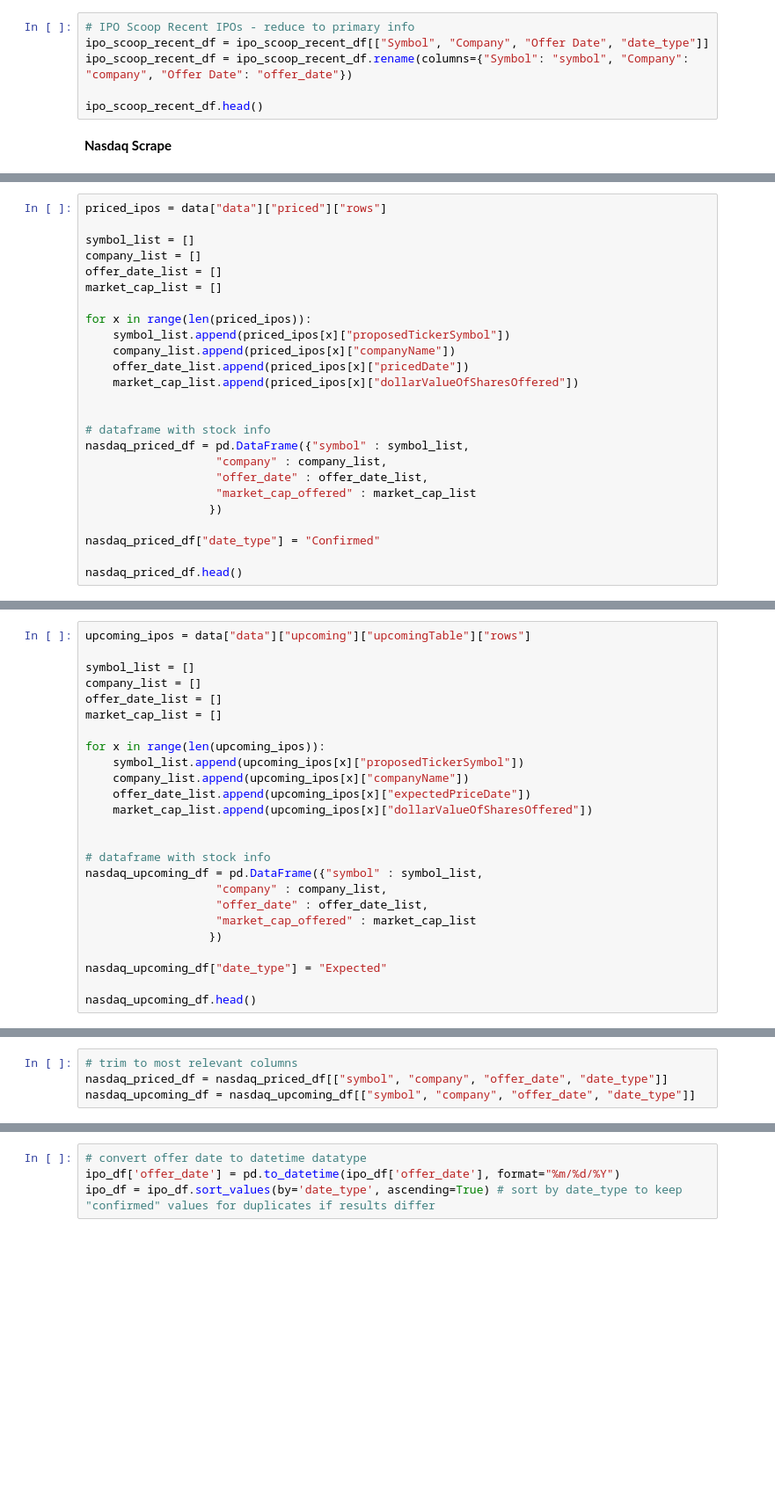
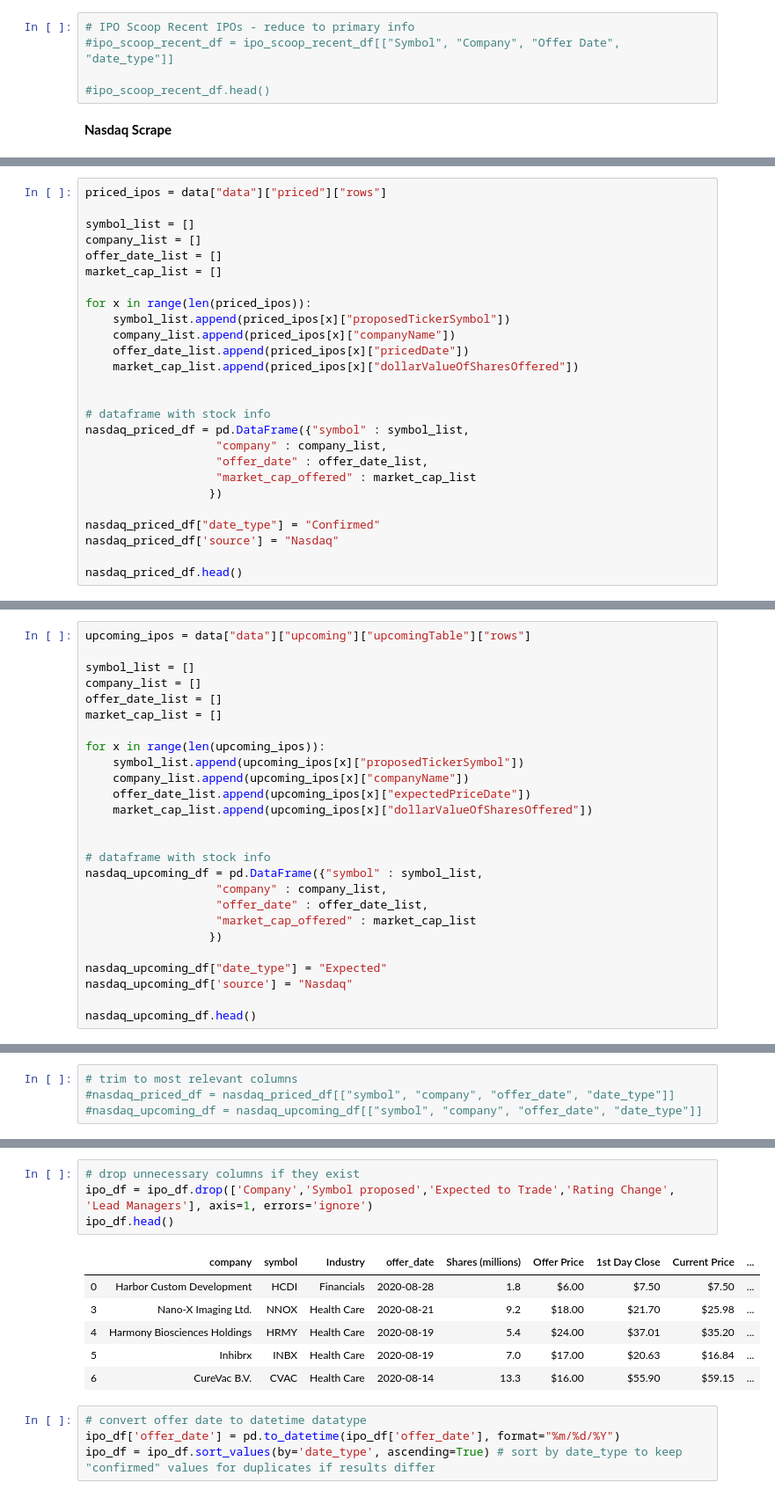
Before and after one commit to admiral810/IPO_tracker, a Jupyter notebook: get_IPO_data.ipynb, the cells around one changed output, grey strips where cells are left out. Shown: that part at 88% size. Cells and saved outputs as stored; diff of their text form; blank space fills up the shorter version.

```diff
--- a/get_IPO_data.ipynb
+++ b/get_IPO_data.ipynb
@@ -80,9 +87,8 @@ ipo_scoop_recent_df.head()
 # %%
 # IPO Scoop Recent IPOs - reduce to primary info
-ipo_scoop_recent_df = ipo_scoop_recent_df[["Symbol", "Company", "Offer Date", "date_type"]]
-ipo_scoop_recent_df = ipo_scoop_recent_df.rename(columns={"Symbol": "symbol", "Company": "company", "Offer Date": "offer_date"})
+#ipo_scoop_recent_df = ipo_scoop_recent_df[["Symbol", "Company", "Offer Date", "date_type"]]
 
-ipo_scoop_recent_df.head()
+#ipo_scoop_recent_df.head()
 # %% [markdown]
 __Nasdaq Scrape__
 # %%
@@ -121,5 +131,6 @@ nasdaq_priced_df = pd.DataFrame({"symbol" : symbol_list,
                   })
 
 nasdaq_priced_df["date_type"] = "Confirmed"
+nasdaq_priced_df['source'] = "Nasdaq"
 
 nasdaq_priced_df.head()
@@ -146,5 +164,6 @@ nasdaq_upcoming_df = pd.DataFrame({"symbol" : symbol_list,
                   })
 
 nasdaq_upcoming_df["date_type"] = "Expected"
+nasdaq_upcoming_df['source'] = "Nasdaq"
 
 nasdaq_upcoming_df.head()
@@ -151,4 +176,4 @@ nasdaq_upcoming_df.head()
 # %%
 # trim to most relevant columns
-nasdaq_priced_df = nasdaq_priced_df[["symbol", "company", "offer_date", "date_type"]]
-nasdaq_upcoming_df = nasdaq_upcoming_df[["symbol", "company", "offer_date", "date_type"]]
+#nasdaq_priced_df = nasdaq_priced_df[["symbol", "company", "offer_date", "date_type"]]
+#nasdaq_upcoming_df = nasdaq_upcoming_df[["symbol", "company", "offer_date", "date_type"]]
@@ -166,3 +218,14 @@ ipo_df
+# %%
+# drop unnecessary columns if they exist
+ipo_df = ipo_df.drop(['Company','Symbol proposed','Expected to Trade','Rating Change', 'Lead Managers'], axis=1, errors='ignore')
+ipo_df.head()
+# %% [output]
+|  | company | symbol | Industry | offer_date | Shares (millions) | Offer Price | 1st Day Close | Current Price | ... |
+| 0 | Harbor Custom Development | HCDI | Financials | 2020-08-28 | 1.8 | $6.00 | $7.50 | $7.50 | ... |
+| 3 | Nano-X Imaging Ltd. | NNOX | Health Care | 2020-08-21 | 9.2 | $18.00 | $21.70 | $25.98 | ... |
+| 4 | Harmony Biosciences Holdings | HRMY | Health Care | 2020-08-19 | 5.4 | $24.00 | $37.01 | $35.20 | ... |
+| 5 | Inhibrx | INBX | Health Care | 2020-08-19 | 7.0 | $17.00 | $20.63 | $16.84 | ... |
+| 6 | CureVac B.V. | CVAC | Health Care | 2020-08-14 | 13.3 | $16.00 | $55.90 | $59.15 | ... |
 # %%
 # convert offer date to datetime datatype
 ipo_df['offer_date'] = pd.to_datetime(ipo_df['offer_date'], format="%m/%d/%Y")
```
Also changed, not shown: parts of 36 cells of this notebook, 4 other files.
